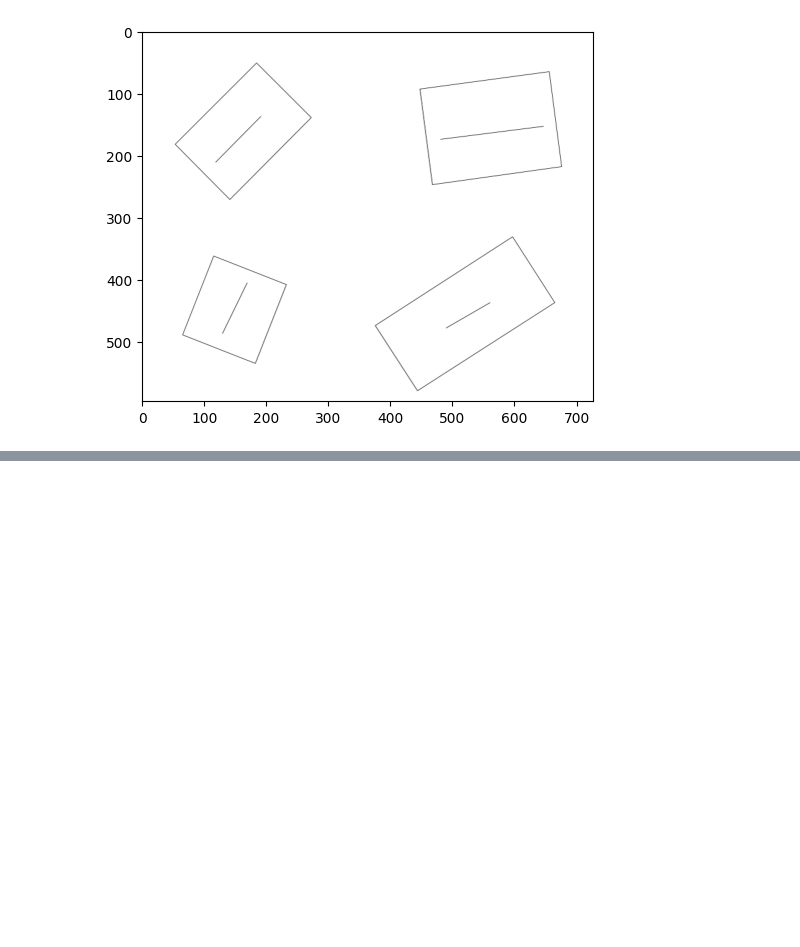
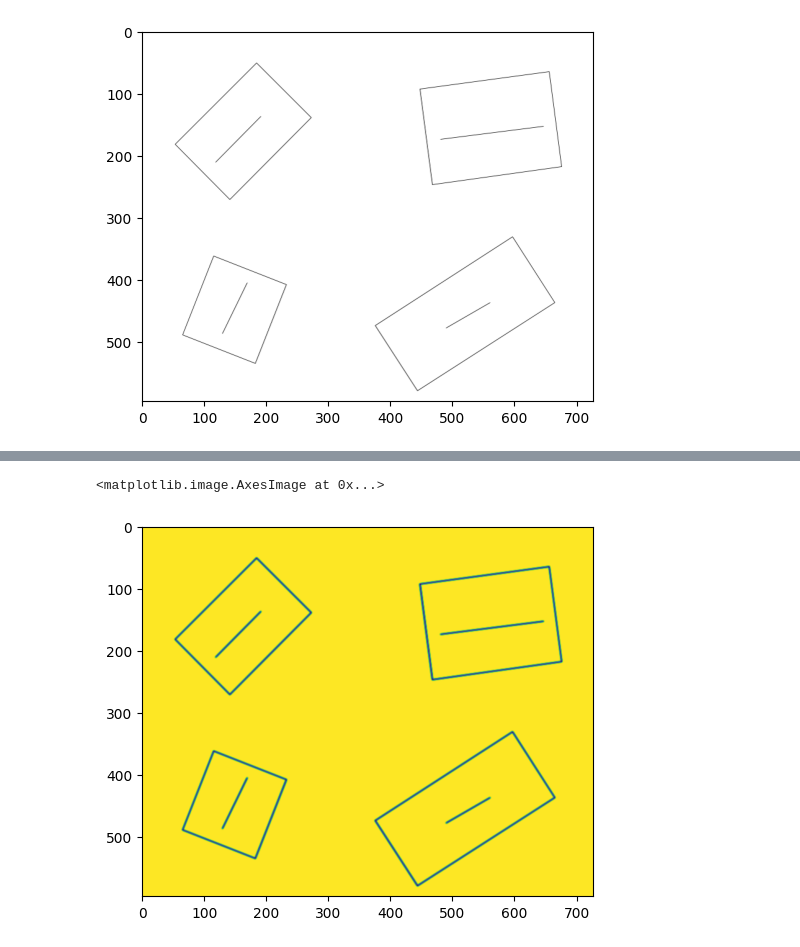
Before and after one commit to bainash10/Shrig-Assignment, a Jupyter notebook: Task1_Numbering/Test_code_for_Task1.ipynb, the cells around one changed output, grey strips where cells are left out. Drawn from its saved outputs; the diff is of its cells as text; code cells hidden in the pictures; blank space fills up the shorter version.

```diff
--- a/Task1_Numbering/Test_code_for_Task1.ipynb
+++ b/Task1_Numbering/Test_code_for_Task1.ipynb
@@ -23,0 +36,7 @@ plt.imshow(orig_image)
+# %%
+blur=cv2.GaussianBlur(gray,(5,5),0)
+# %%
+plt.imshow(blur)
+# %% [output]
+<matplotlib.image.AxesImage at 0x...>
+[figure, added]
```
Also changed, not shown: parts of 6 cells of this notebook.
